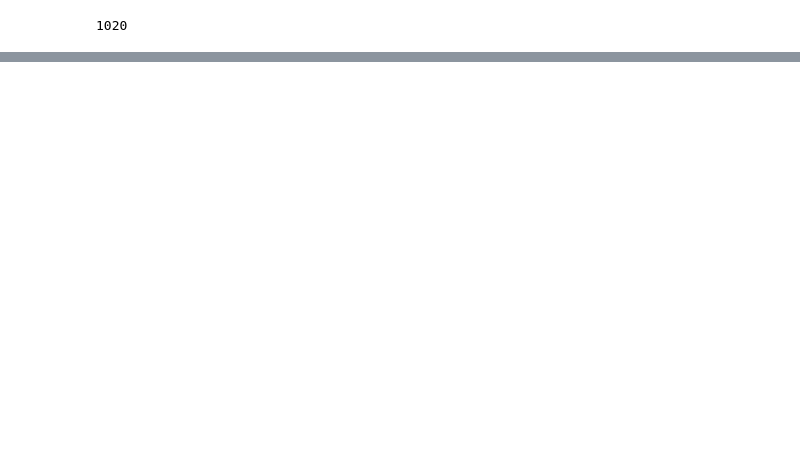
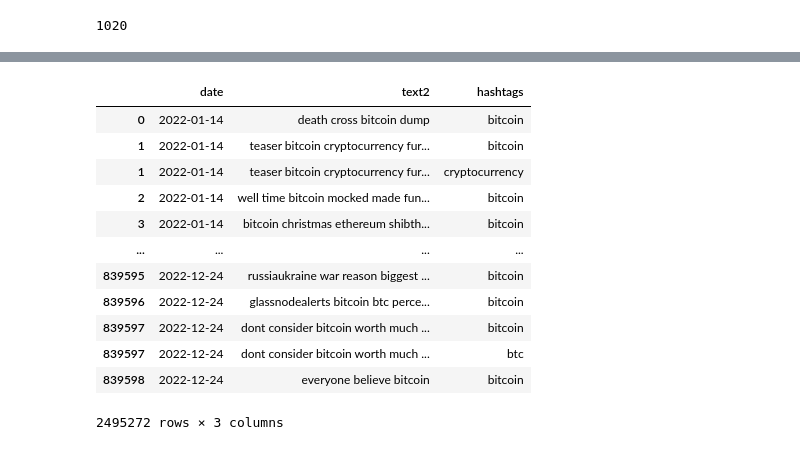
Before and after one commit to reqhiem/bitcoin-tweets-data-processing, a Jupyter notebook: delete_hashtags.ipynb, the cells around one changed output, grey strips where cells are left out. Saved outputs shown, nothing was run; the diff lists cells and outputs as text; code cells hidden in the pictures; blank space fills up the shorter version.

```diff
--- a/delete_hashtags.ipynb
+++ b/delete_hashtags.ipynb
@@ -95,0 +164,16 @@ with open("hashtag_timeline_1000.json", "w") as f:
+# %%
+df_filter
+# %% [output]
+|  | date | text2 | hashtags |
+| 0 | 2022-01-14 | death cross bitcoin dump | bitcoin |
+| 1 | 2022-01-14 | teaser bitcoin cryptocurrency fur... | bitcoin |
+| 1 | 2022-01-14 | teaser bitcoin cryptocurrency fur... | cryptocurrency |
+| 2 | 2022-01-14 | well time bitcoin mocked made fun... | bitcoin |
+| 3 | 2022-01-14 | bitcoin christmas ethereum shibth... | bitcoin |
+| ... | ... | ... | ... |
+| 839595 | 2022-12-24 | russiaukraine war reason biggest ... | bitcoin |
+| 839596 | 2022-12-24 | glassnodealerts bitcoin btc perce... | bitcoin |
+| 839597 | 2022-12-24 | dont consider bitcoin worth much ... | bitcoin |
+| 839597 | 2022-12-24 | dont consider bitcoin worth much ... | btc |
+| 839598 | 2022-12-24 | everyone believe bitcoin | bitcoin |
+2495272 rows × 3 columns
```
Also changed, not shown: parts of 13 cells of this notebook.
